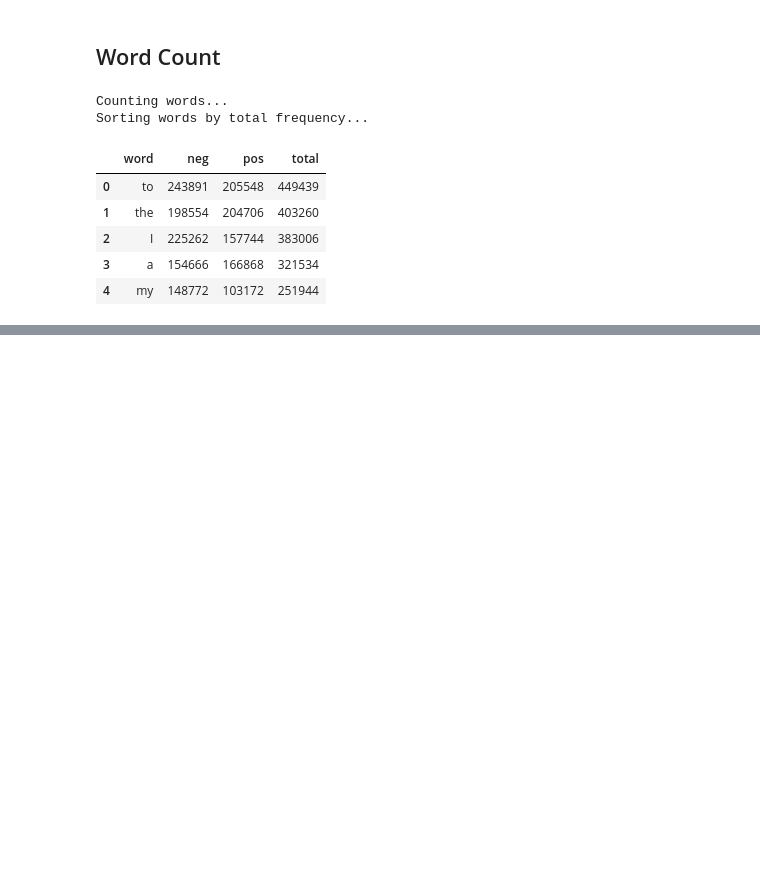
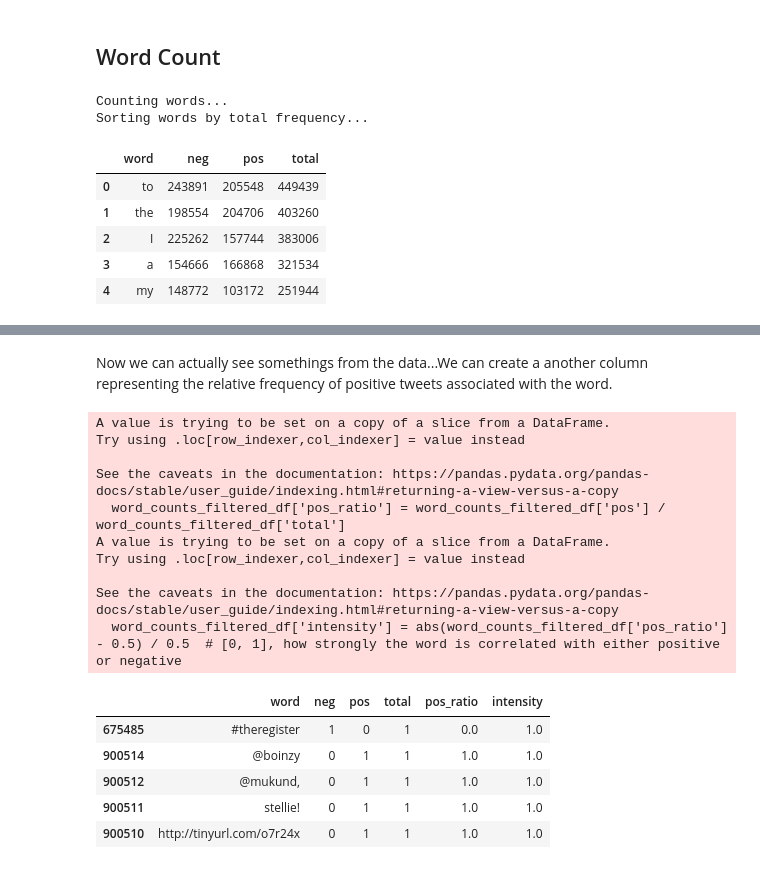
Before and after one commit to I7T5/SentimentNLP, a Jupyter notebook: project.ipynb, the cells around one changed output, grey strips where cells are left out. Cells and saved outputs as stored; diff of their text form; code cells hidden in the pictures; blank space fills up the shorter version.

```diff
--- a/project.ipynb
+++ b/project.ipynb
@@ -160,0 +210,27 @@ plt.show()
+# %% [markdown]
+Now we can actually see somethings from the data...We can create a another column representing the relative frequency of positive tweets associated with the word.
+# %%
+# generated by GitHub Copilot with minor edits
+
+word_counts_filtered_df['pos_ratio'] = word_counts_filtered_df['pos'] / word_counts_filtered_df['total']
+word_counts_filtered_df['intensity'] = abs(word_counts_filtered_df['pos_ratio'] - 0.5) / 0.5  # [0, 1], how strongly the word is correlated with either positive or negative
+word_counts_filtered_df = word_counts_filtered_df.sort_values(by='intensity', ascending=False)
+
+word_counts_filtered_df.head()
+# %% [output]
+A value is trying to be set on a copy of a slice from a DataFrame.
+Try using .loc[row_indexer,col_indexer] = value instead
+
+See the caveats in the documentation: https://pandas.pydata.org/pandas-docs/stable/user_guide/indexing.html#returning-a-view-versus-a-copy
+  word_counts_filtered_df['pos_ratio'] = word_counts_filtered_df['pos'] / word_counts_filtered_df['total']
+A value is trying to be set on a copy of a slice from a DataFrame.
+Try using .loc[row_indexer,col_indexer] = value instead
+
+See the caveats in the documentation: https://pandas.pydata.org/pandas-docs/stable/user_guide/indexing.html#returning-a-view-versus-a-copy
+  word_counts_filtered_df['intensity'] = abs(word_counts_filtered_df['pos_ratio'] - 0.5) / 0.5  # [0, 1], how strongly the word is correlated with either positive or negative
+|  | word | neg | pos | total | pos_ratio | intensity |
+| 675485 | #theregister | 1 | 0 | 1 | 0.0 | 1.0 |
+| 900514 | @boinzy | 0 | 1 | 1 | 1.0 | 1.0 |
+| 900512 | @mukund, | 0 | 1 | 1 | 1.0 | 1.0 |
+| 900511 | stellie! | 0 | 1 | 1 | 1.0 | 1.0 |
+| 900510 | http://tinyurl.com/o7r24x | 0 | 1 | 1 | 1.0 | 1.0 |
```
Also changed, not shown: parts of 10 cells of this notebook.
